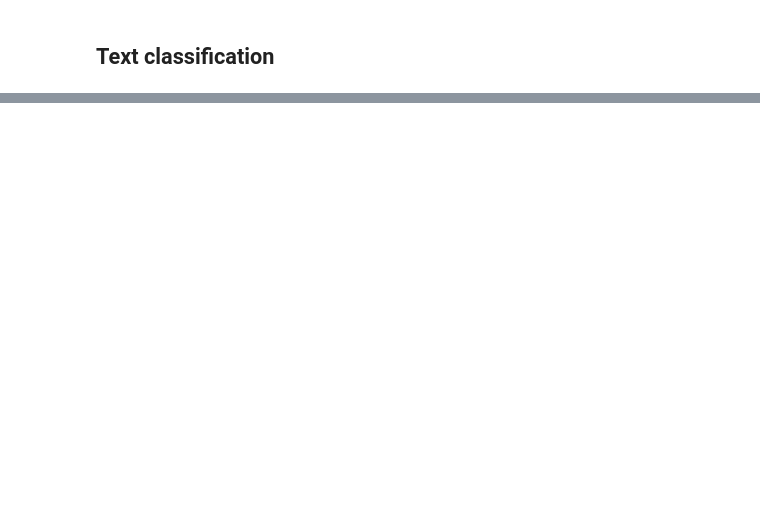
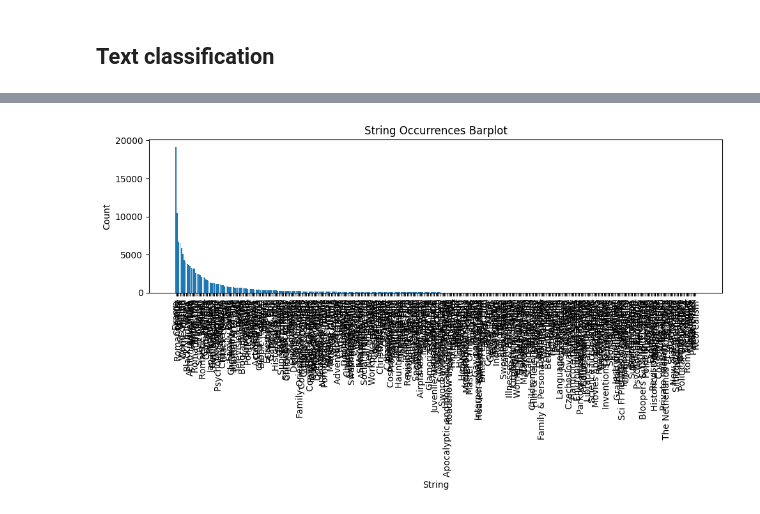
Before and after one commit to MatthiasRemta/NLP_Project, a Jupyter notebook: Classification_Test_Anna.ipynb, the cells around one changed output, grey strips where cells are left out. Cells and saved outputs as stored; diff of their text form; code cells hidden in the pictures; blank space fills up the shorter version.

```diff
--- a/Classification_Test_Anna.ipynb
+++ b/Classification_Test_Anna.ipynb
@@ -34,0 +229,12 @@ X_train_tfidf
+# %%
+# Plot the barplot
+plt.figure(figsize=(10, 6))
+plt.bar(result['String'], result['Count'])
+plt.xlabel('String')
+plt.ylabel('Count')
+plt.xticks(rotation=90)  # Rotate x-axis labels for better readability
+plt.title('String Occurrences Barplot')
+plt.tight_layout()
+plt.show()
+# %% [output]
+[figure, added]
```
Also changed, not shown: parts of 22 cells of this notebook.
